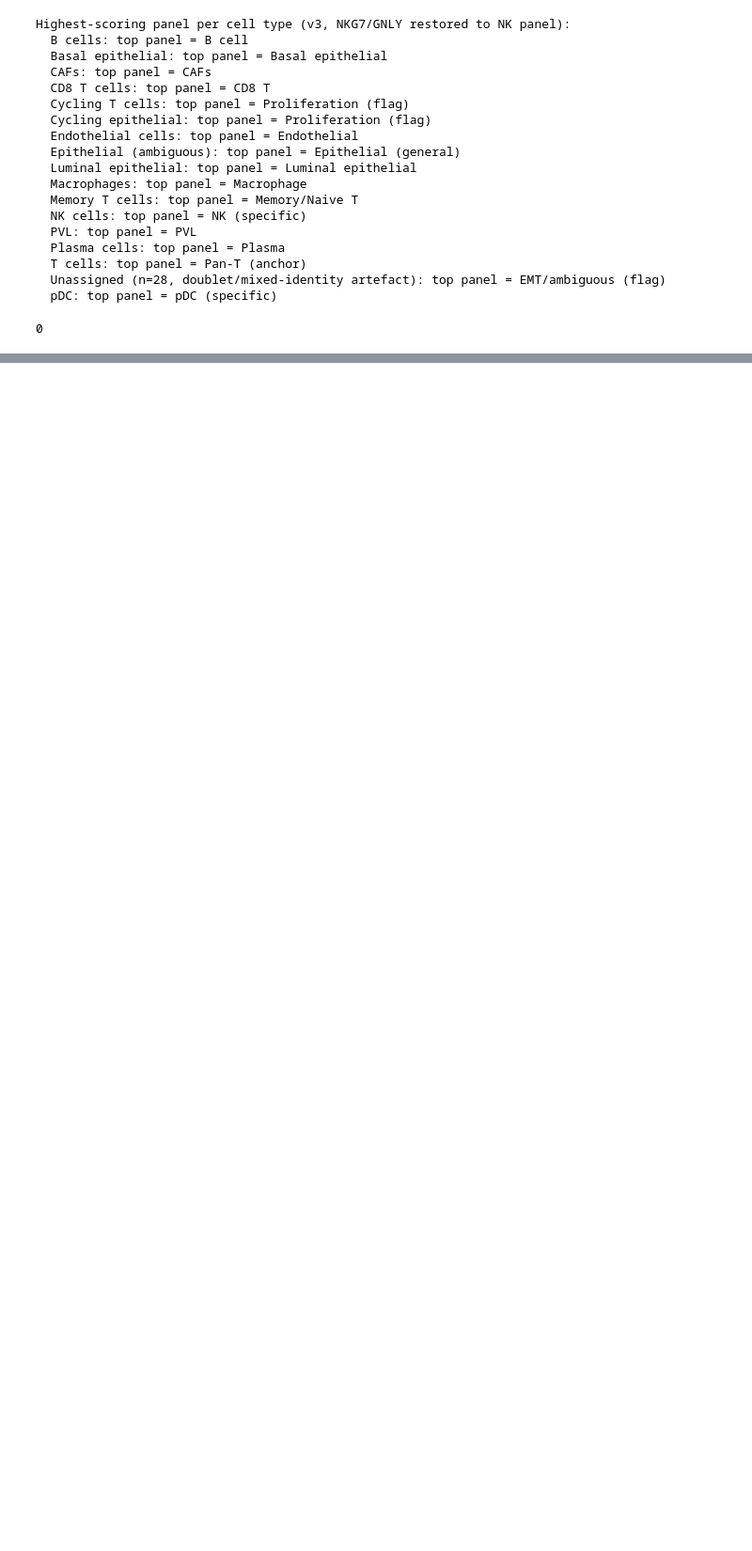
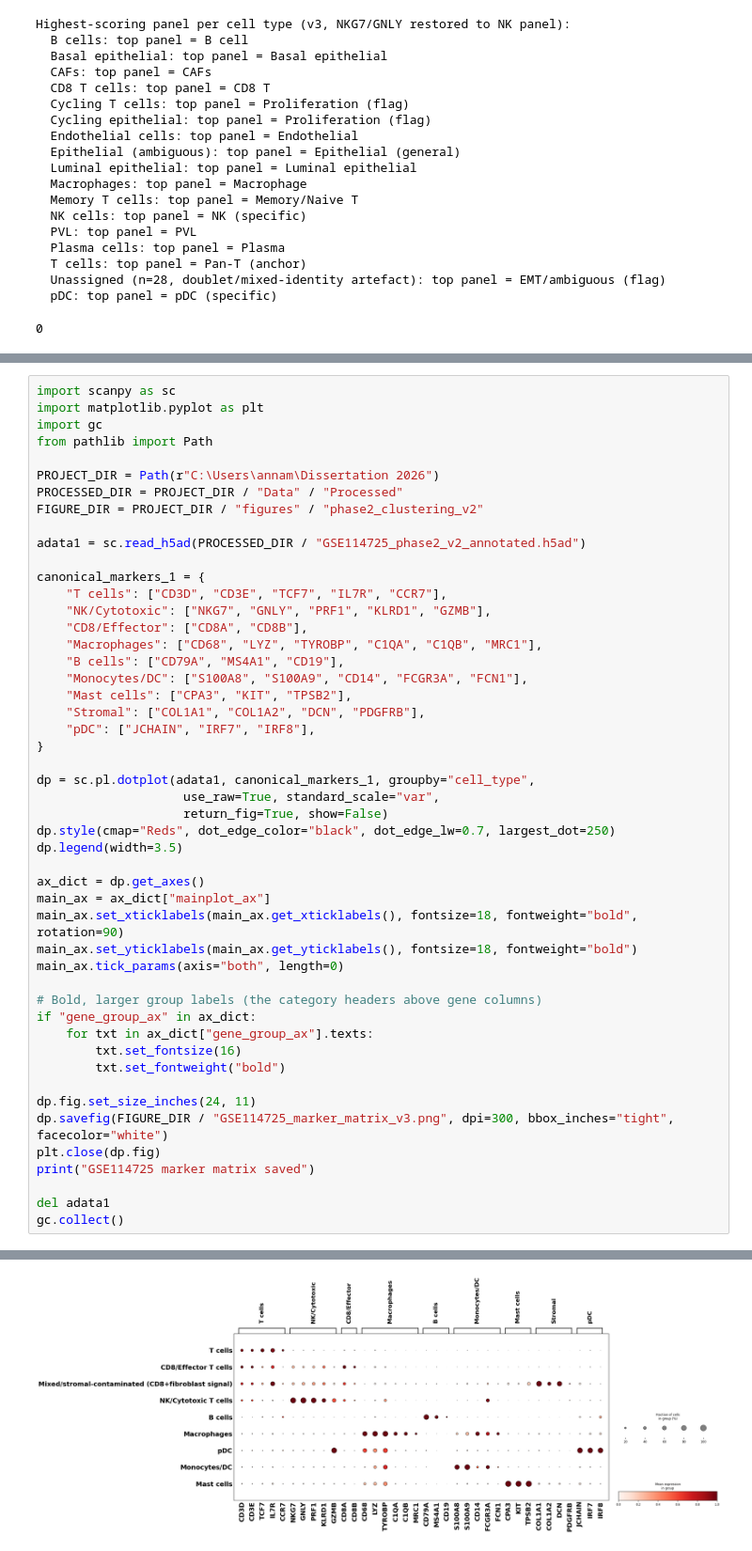
Before and after one commit to annamcstay/brca-scrnaseq-analysis, a Jupyter notebook: Notebooks/04_phase2_clustering_annotation_FINAL.ipynb, the cells around one changed output, grey strips where cells are left out. Shown at 94% size. Saved outputs shown, nothing was run; the diff lists cells and outputs as text; blank space fills up the shorter version.

```diff
--- a/Notebooks/04_phase2_clustering_annotation_FINAL.ipynb
+++ b/Notebooks/04_phase2_clustering_annotation_FINAL.ipynb
@@ -1786,0 +1625,50 @@ GSE176078 marker matrix saved with visual category grouping
+# %%
+import scanpy as sc
+import matplotlib.pyplot as plt
+import gc
+from pathlib import Path
+
+PROJECT_DIR = Path(r"C:\Users\annam\Dissertation 2026")
+PROCESSED_DIR = PROJECT_DIR / "Data" / "Processed"
+FIGURE_DIR = PROJECT_DIR / "figures" / "phase2_clustering_v2"
+
+adata1 = sc.read_h5ad(PROCESSED_DIR / "GSE114725_phase2_v2_annotated.h5ad")
+
+canonical_markers_1 = {
+    "T cells": ["CD3D", "CD3E", "TCF7", "IL7R", "CCR7"],
+    "NK/Cytotoxic": ["NKG7", "GNLY", "PRF1", "KLRD1", "GZMB"],
+    "CD8/Effector": ["CD8A", "CD8B"],
+    "Macrophages": ["CD68", "LYZ", "TYROBP", "C1QA", "C1QB", "MRC1"],
+    "B cells": ["CD79A", "MS4A1", "CD19"],
+    "Monocytes/DC": ["S100A8", "S100A9", "CD14", "FCGR3A", "FCN1"],
+    "Mast cells": ["CPA3", "KIT", "TPSB2"],
+    "Stromal": ["COL1A1", "COL1A2", "DCN", "PDGFRB"],
+    "pDC": ["JCHAIN", "IRF7", "IRF8"],
+}
+
+dp = sc.pl.dotplot(adata1, canonical_markers_1, groupby="cell_type",
+                    use_raw=True, standard_scale="var",
+                    return_fig=True, show=False)
+dp.style(cmap="Reds", dot_edge_color="black", dot_edge_lw=0.7, largest_dot=250)
+dp.legend(width=3.5)
+
+ax_dict = dp.get_axes()
+main_ax = ax_dict["mainplot_ax"]
+main_ax.set_xticklabels(main_ax.get_xticklabels(), fontsize=18, fontweight="bold", rotation=90)
+main_ax.set_yticklabels(main_ax.get_yticklabels(), fontsize=18, fontweight="bold")
+main_ax.tick_params(axis="both", length=0)
+
+# Bold, larger group labels (the category headers above gene columns)
+if "gene_group_ax" in ax_dict:
+    for txt in ax_dict["gene_group_ax"].texts:
+        txt.set_fontsize(16)
+        txt.set_fontweight("bold")
+
+dp.fig.set_size_inches(24, 11)
+dp.savefig(FIGURE_DIR / "GSE114725_marker_matrix_v3.png", dpi=300, bbox_inches="tight", facecolor="white")
+plt.close(dp.fig)
+print("GSE114725 marker matrix saved")
+
+del adata1
+gc.collect()
+# %% [output]
@@ -1786,0 +1677 @@ GSE176078 marker matrix saved with visual category grouping
+[figure, added]
```
Also changed, not shown: parts of 36 cells of this notebook, 49 other files.
